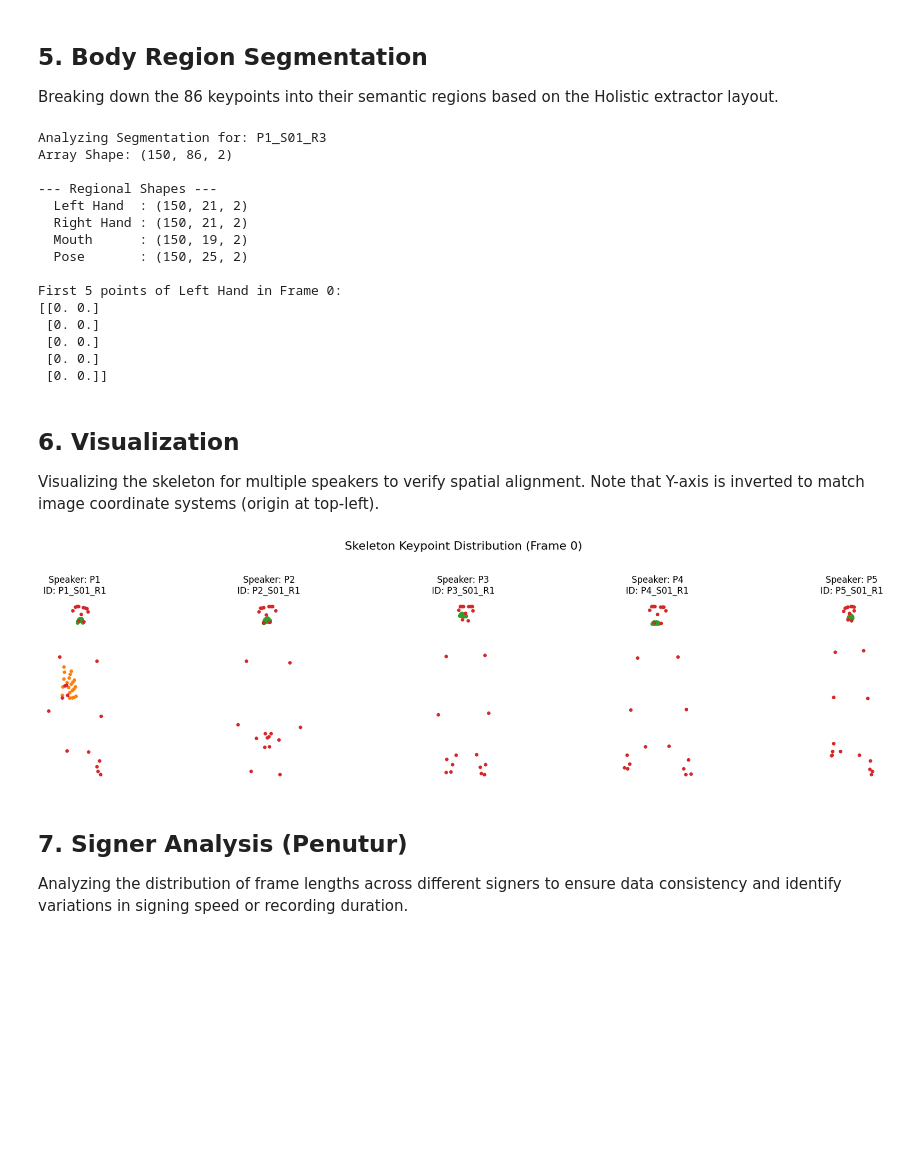
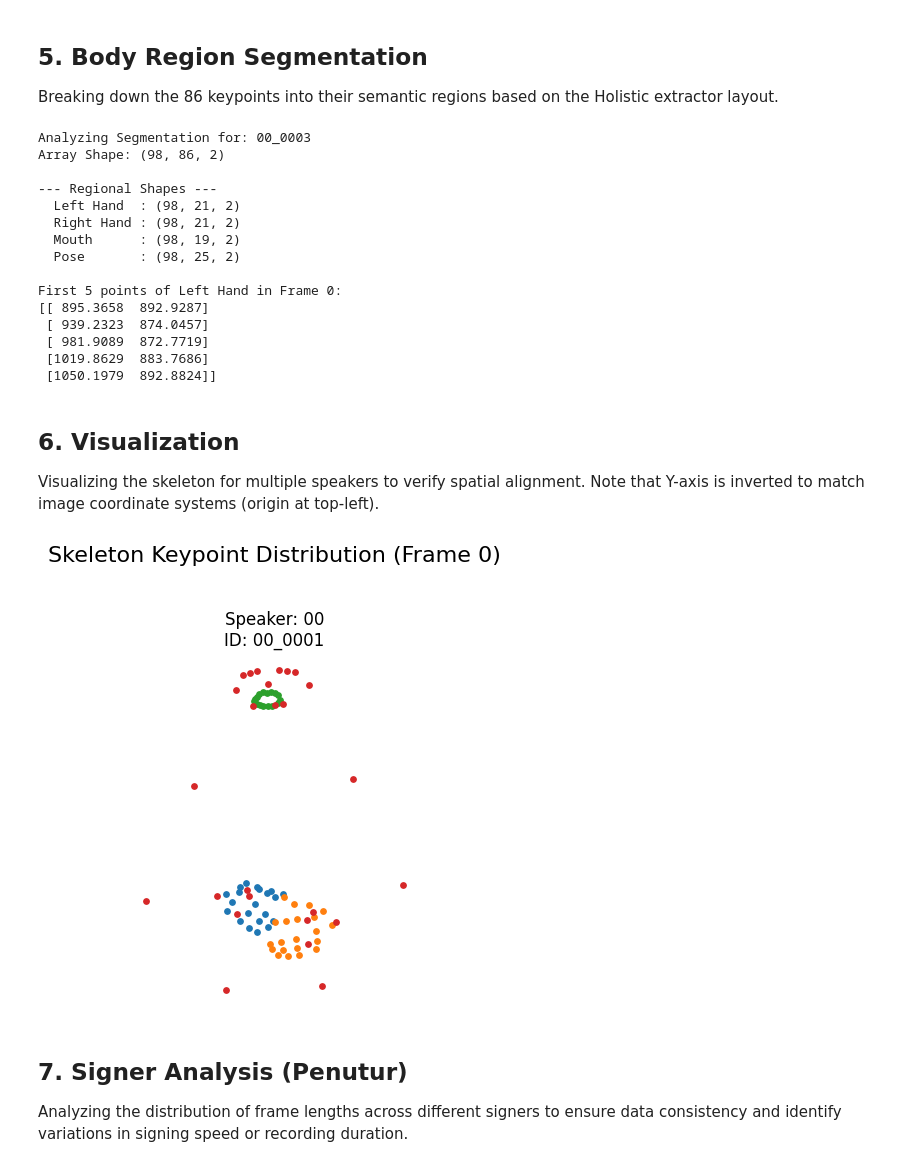
Before and after one commit to MahardikaPratama/rgb-to-skeleton-mediapipe, a Jupyter notebook: notebooks/pickle_data_analysis.ipynb, the cells around one changed output. Cells and saved outputs as stored; diff of their text form; code cells hidden in the pictures; blank space fills up the shorter version.

```diff
--- a/notebooks/pickle_data_analysis.ipynb
+++ b/notebooks/pickle_data_analysis.ipynb
@@ -20,12 +20,10 @@ import matplotlib.pyplot as plt
 from pathlib import Path
 
 # Configuration
-PICKLE_FILE_PATH = Path("../data/pickle/pose_bisindo_train_dev_sd.pkl")
+PICKLE_FILE_PATH = Path("../data/pickle/pose_bisindo.pkl")
 
 print(f"Loading dataset from: {PICKLE_FILE_PATH}")
 with open(PICKLE_FILE_PATH, "rb") as f:
     dataset = pickle.load(f)
-
-print(f"Dataset loaded. Root type: {type(dataset)}")
-print(f"Total number of samples: {len(dataset)}")
+print(f"Dataset Loaded.")
 # %% [output]
@@ -224,21 +302,21 @@ print("\nFirst 5 points of Left Hand in Frame 0:")
 np.set_printoptions(precision=4, suppress=True)
 print(left_hand[0, :5, :])
 # %% [output]
-Analyzing Segmentation for: P1_S01_R3
-Array Shape: (150, 86, 2)
+Analyzing Segmentation for: 00_0003
+Array Shape: (98, 86, 2)
 
 --- Regional Shapes ---
-  Left Hand  : (150, 21, 2)
-  Right Hand : (150, 21, 2)
-  Mouth      : (150, 19, 2)
-  Pose       : (150, 25, 2)
+  Left Hand  : (98, 21, 2)
+  Right Hand : (98, 21, 2)
+  Mouth      : (98, 19, 2)
+  Pose       : (98, 25, 2)
 
 First 5 points of Left Hand in Frame 0:
-[[0. 0.]
- [0. 0.]
- [0. 0.]
- [0. 0.]
- [0. 0.]]
+[[ 895.3658  892.9287]
+ [ 939.2323  874.0457]
+ [ 981.9089  872.7719]
+ [1019.8629  883.7686]
+ [1050.1979  892.8824]]
 # %% [markdown]
 ## 6. Visualization
 
@@ -249,7 +327,8 @@ def filter_valid_points(points):
     mask = ~(np.logical_and(points[:, 0] == 0, points[:, 1] == 0))
     return points[mask]
 
-speakers_to_plot = ["P1", "P2", "P3", "P4", "P5", "P6"]
+# speakers_to_plot = ["P1", "P2", "P3", "P4", "P5", "P6", "00"]
+speakers_to_plot = ["00"]
 selection = {}
 
 for vid in dataset.keys():
@@ -257,36 +336,36 @@ for vid in dataset.keys():
     if spk in speakers_to_plot and spk not in selection:
         selection[spk] = vid
     if len(selection) == len(speakers_to_plot): break
 
 if selection:
     fig, axes = plt.subplots(1, len(selection), figsize=(20, 5))
     if len(selection) == 1: axes = [axes]
 
     for ax, (spk, vid) in zip(axes, sorted(selection.items())):
         kp = dataset[vid]["keypoints"][0]  # Take first frame
 
         # Region Segmentation for plotting
         pts_lh = filter_valid_points(kp[0:21])
         pts_rh = filter_valid_points(kp[21:42])
-        pts_mo = filter_valid_points(kp[42:61])
-        pts_po = filter_valid_points(kp[61:86])
+        pts_mo = filter_valid_points(kp[42:60])
+        pts_po = filter_valid_points(kp[60:86])
 
         ax.scatter(pts_lh[:, 0], -pts_lh[:, 1], s=15, label="Left Hand")
         ax.scatter(pts_rh[:, 0], -pts_rh[:, 1], s=15, label="Right Hand")
         ax.scatter(pts_mo[:, 0], -pts_mo[:, 1], s=15, label="Mouth")
         ax.scatter(pts_po[:, 0], -pts_po[:, 1], s=15, label="Pose")
 
         ax.set_title(f"Speaker: {spk}\nID: {vid}")
         ax.set_aspect('equal')
         ax.axis('off')
 
     plt.suptitle("Skeleton Keypoint Distribution (Frame 0)", fontsize=16)
     plt.tight_layout(rect=[0, 0.03, 1, 0.95])
     plt.show()
 else:
     print("No samples found for visualization.")
 # %% [output]
-[figure, old version]
+[figure, new version]
 # %% [markdown]
 ## 7. Signer Analysis (Penutur)
 
```
Also changed, not shown: parts of 4 cells of this notebook, 21 other files.
